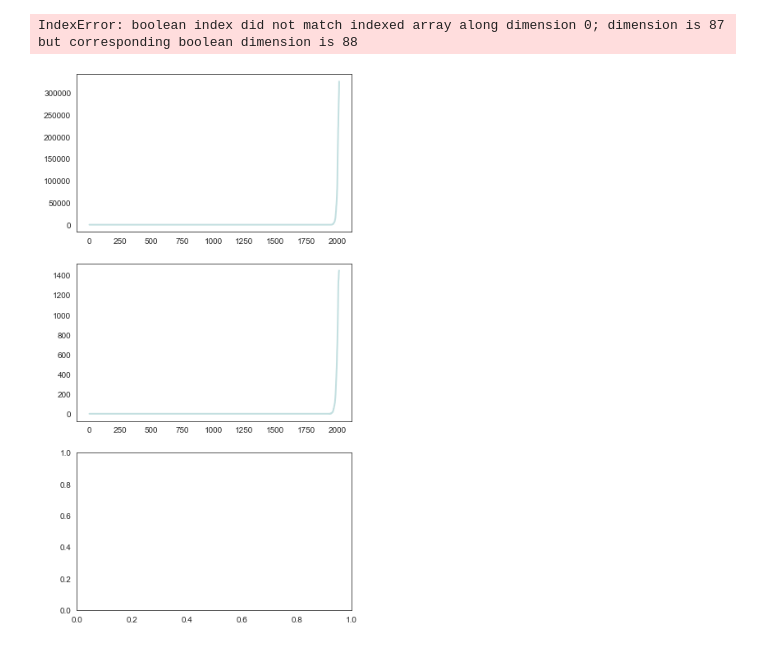
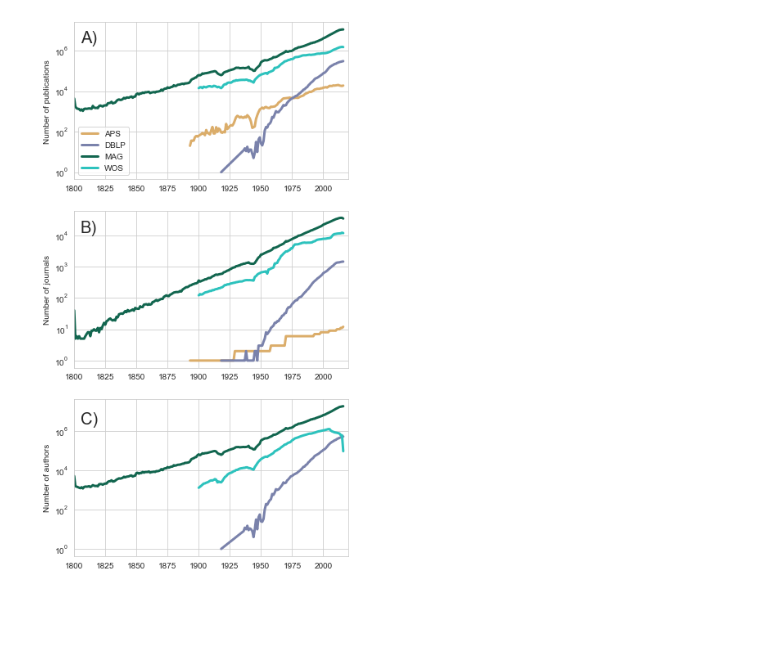
Before and after one commit to SciSciCollective/pyscisci, a Jupyter notebook: examples/The Growth of Science.ipynb, the cells around one changed output. Cells and saved outputs as stored; diff of their text form; code cells hidden in the pictures; blank space fills up the shorter version.

```diff
--- a/examples/The Growth of Science.ipynb
+++ b/examples/The Growth of Science.ipynb
@@ -28,5 +28,6 @@ npubs_aps = apspubs.groupby('Year')['PublicationId'].nunique().to_frame().reset_
 njournals_aps = apspubs.groupby('Year')['JournalId'].nunique().to_frame().reset_index()
 aps_values = npubs_aps.merge(njournals_aps, on='Year', how='left')
 aps_values['AuthorId'] = None
+aps_values = aps_values.rename(columns={'PublicationId':'NumPubs', 'JournalId':'NumJournals', 'AuthorId':'NumAuthors'})
 aps_values
 # %% [output]
@@ -62,5 +63,6 @@ nauthors_dblp = dblpauthors.groupby('Year')['AuthorId'].nunique().to_frame().res
 
 dblp_values = npubs_dblp.merge(njournals_dblp, how='left', on='Year')
 dblp_values = dblp_values.merge(nauthors_dblp, how='left', on='Year')
+dblp_values = dblp_values.rename(columns={'PublicationId':'NumPubs', 'JournalId':'NumJournals', 'AuthorId':'NumAuthors'})
 dblp_values
 # %% [output]
@@ -92,3 +94,8 @@ magauthors['Year'] = [pub2year.get(pid, None) for pid in magauthors['Publication
 magauthors.dropna(inplace=True)
 
 nauthors_mag = magauthors.groupby('Year')['AuthorId'].nunique()
+# %%
+mag_values = npubs_mag.to_frame().reset_index().merge(njournals_mag.to_frame().reset_index(), how='left', on='Year')
+mag_values = mag_values.merge(nauthors_mag.to_frame().reset_index(), how='left', on='Year')
+mag_values = mag_values.rename(columns={'PublicationId':'NumPubs', 'JournalId':'NumJournals', 'AuthorId':'NumAuthors'})
+mag_values
@@ -109,7 +130,6 @@ if False:
 
     nauthors_wos = wosauthors.groupby('Year')['AuthorId'].nunique()
 
-wospubs = pd.read_hdf('/Users/ajgates/Documents/WOSyearlysize.hdf')
-npubs_wos = pd.Series(wospubs['NumPubs'].values, index=wospubs['PubYear'].values)
-njournals_wos = pd.Series(wospubs['NumJournals'].values, index=wospubs['PubYear'].values)
-nauthors_wos = pd.Series(wospubs['NumAuthors'].values, index=wospubs['PubYear'].values)
+wos_values = pd.read_hdf('/Users/ajgates/Documents/WOSyearlysize.hdf')
+wos_values = wos_values.rename(columns={'PubYear':'Year'})
+wos_values
@@ -116,45 +150,45 @@ nauthors_wos = pd.Series(wospubs['NumAuthors'].values, index=wospubs['PubYear'].
 # %%
 dblp_color = '#7A82AB'
-aps_color = '#307473'
+aps_color = '#DBAD6A'
 mag_color = '#12664F'
 wos_color = '#2DC2BD'
+sns.set_style('whitegrid')
+dflabels = ['APS', 'DBLP', 'MAG', 'WOS']
+dfcolors = [aps_color, dblp_color, mag_color, wos_color]
+dfs = [aps_values, dblp_values, mag_values, wos_values]
+
+vmax = 2017
 
 fig, ax = plt.subplots(3, 1, figsize=(6, 12))
 
-years = npubs_dblp.index.values <= 2017
-ax[0].plot(npubs_dblp.index.values[years], npubs_dblp.values[years], lw=2, color=dblp_color, label='DBLP')
-ax[1].plot(njournals_dblp.index.values[years], njournals_dblp.values[years], lw=2, color=dblp_color)
-ax[2].plot(nauthors_dblp.index.values[years], nauthors_dblp.values[years], lw=2, color=dblp_color)
-
-ax[0].plot(npubs_aps.index.values, npubs_aps.values, color=aps_color, label='APS')
-ax[1].plot(njournals_aps.index.values, njournals_aps.values, color=aps_color)
-
-
-ax[0].plot(npubs_mag.index.values, npubs_mag.values, color=mag_color, label='MAG')
-ax[1].plot(njournals_mag.index.values, njournals_mag.values, color=mag_color)
-ax[2].plot(nauthors_mag.index.values, nauthors_mag.values, color=mag_color)
-
-ax[0].plot(npubs_wos.index.values, npubs_wos.values, color=wos_color, label='WOS')
-ax[1].plot(njournals_wos.index.values, njournals_wos.values, color=wos_color)
-ax[2].plot(nauthors_wos.index.values, nauthors_wos.values, color=wos_color)
+for idf in range(4):
+    idy = np.logical_and(dfs[idf]['Year'].values > 1000, dfs[idf]['Year'].values < vmax)
+    for iax,v in enumerate(['NumPubs', 'NumJournals', 'NumAuthors']):
+        ax[iax].plot(dfs[idf]['Year'].values[idy], dfs[idf][v].values[idy], lw=3,
+               color=dfcolors[idf], label=dflabels[idf])
+    #ax[1].plot(njournals_dblp.index.values[years], njournals_dblp.values[years], lw=2, color=dblp_color)
+    #ax[2].plot(nauthors_dblp.index.values[years], nauthors_dblp.values[years], lw=2, color=dblp_color)
 
 ax[0].set_ylabel('Number of publications')
 ax[1].set_ylabel('Number of journals')
 ax[2].set_ylabel('Number of authors')
 
+ax[0].text(x=1805, y=10**7, s='A)', fontsize=20, va = 'top')
+ax[1].text(x=1805, y=0.3*10**5, s='B)', fontsize=20, va = 'top')
+ax[2].text(x=1805, y=10**7, s='C)', fontsize=20, va = 'top')
+
 handles, labels = ax[0].get_legend_handles_labels()
-ax[0].legend(handles, labels)
+ax[0].legend(handles, labels, loc='lower left')
 
 for iax in range(3):
     ax[iax].set_yscale('log')
 
     ax[iax].set_xlim([1800, 2020])
 
 for iax in [0,2]:
     ax[iax].set_yticks([10**0, 10**2, 10**4, 10**6])
 
 plt.savefig('DatabaseGrowth.pdf')
 plt.show()
 # %% [output]
-IndexError: boolean index did not match indexed array along dimension 0; dimension is 87 but corresponding boolean dimension is 88
-[figure, old version]
+[figure, new version]
```
Also changed, not shown: parts of 4 cells of this notebook, 9 other files.
